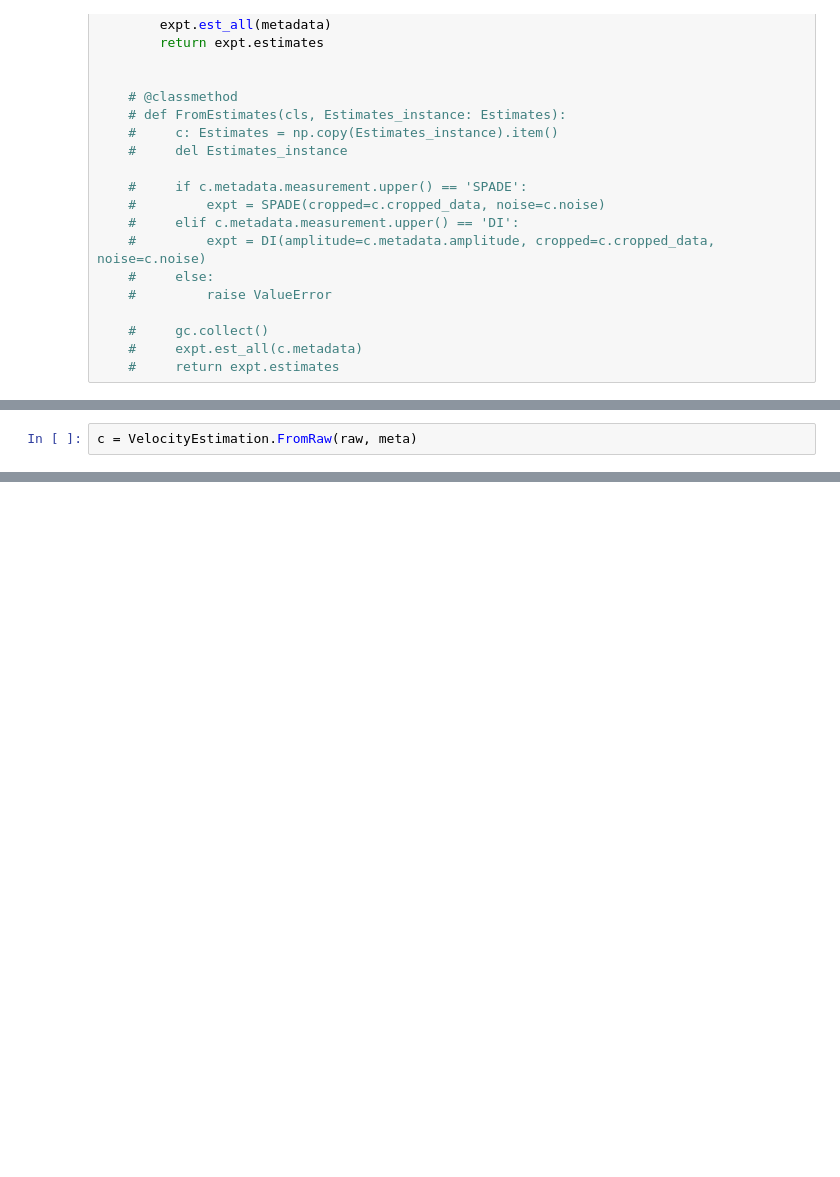
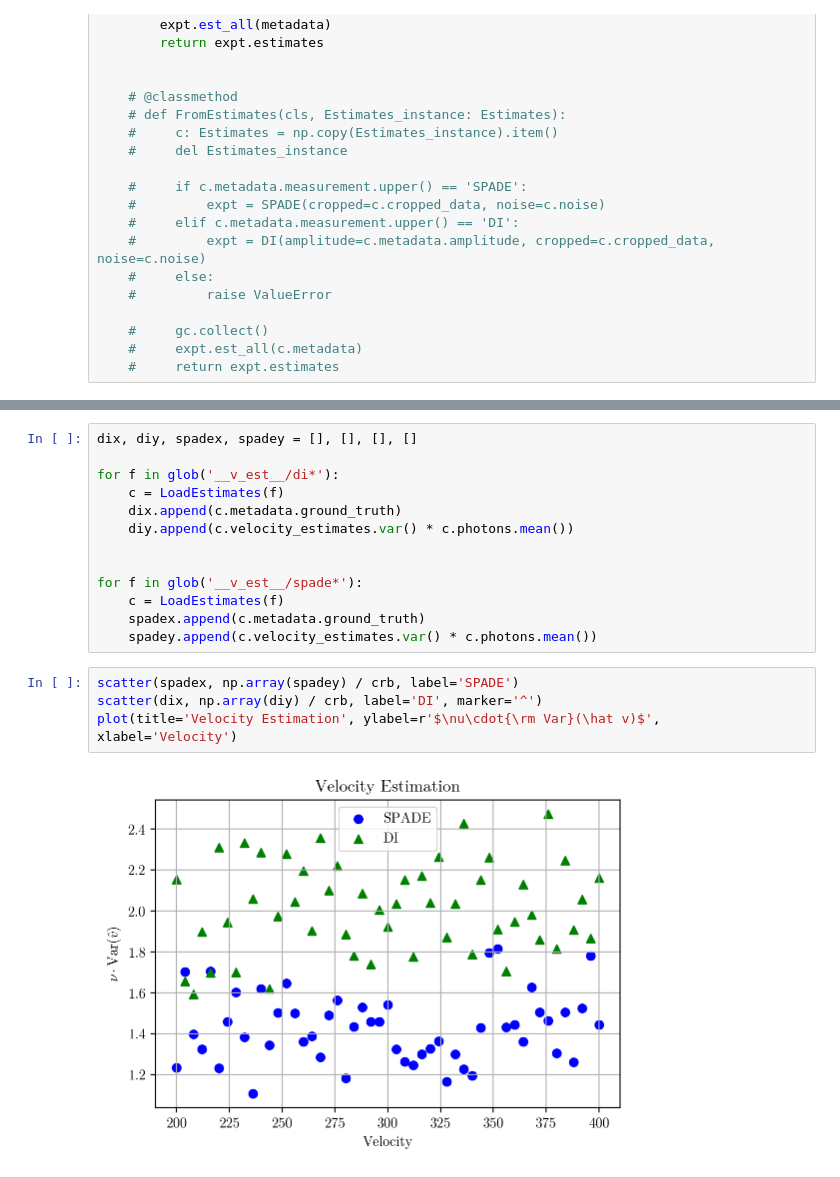
Before and after one commit to huchaoning/freqest-draft, a Jupyter notebook: v_est.ipynb, the cells around one changed output, grey strips where cells are left out. Saved outputs shown, nothing was run; the diff lists cells and outputs as text; blank space fills up the shorter version.

```diff
--- a/v_est.ipynb
+++ b/v_est.ipynb
@@ -58,2 +51,0 @@ raw = np.load(r'/Volumes/nvmeOFwiz/20241121/di_v/di_v400.0_d0_raw.npy')
-# %%
-c = VelocityEstimation.FromRaw(raw, meta)
@@ -135,0 +62,19 @@ plot(c.time_domain[0] / qCMOS.PIXEL_SIZE)
+# %%
+dix, diy, spadex, spadey = [], [], [], []
+
+for f in glob('__v_est__/di*'):
+    c = LoadEstimates(f)
+    dix.append(c.metadata.ground_truth)
+    diy.append(c.velocity_estimates.var() * c.photons.mean())
+
+
+for f in glob('__v_est__/spade*'):
+    c = LoadEstimates(f)
+    spadex.append(c.metadata.ground_truth)
+    spadey.append(c.velocity_estimates.var() * c.photons.mean())
+# %%
+scatter(spadex, np.array(spadey) / crb, label='SPADE')
+scatter(dix, np.array(diy) / crb, label='DI', marker='^')
+plot(title='Velocity Estimation', ylabel=r'$\nu\cdot{\rm Var}(\hat v)$', xlabel='Velocity')
+# %% [output]
+[figure, added]
```
Also changed, not shown: parts of 16 cells of this notebook, 6 other files.
